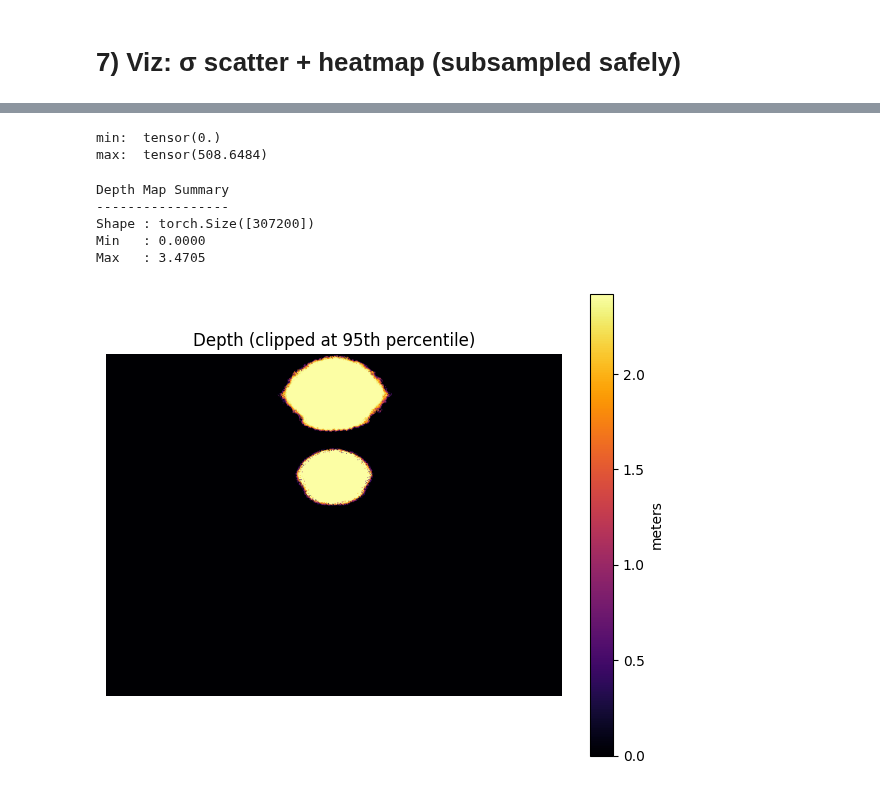
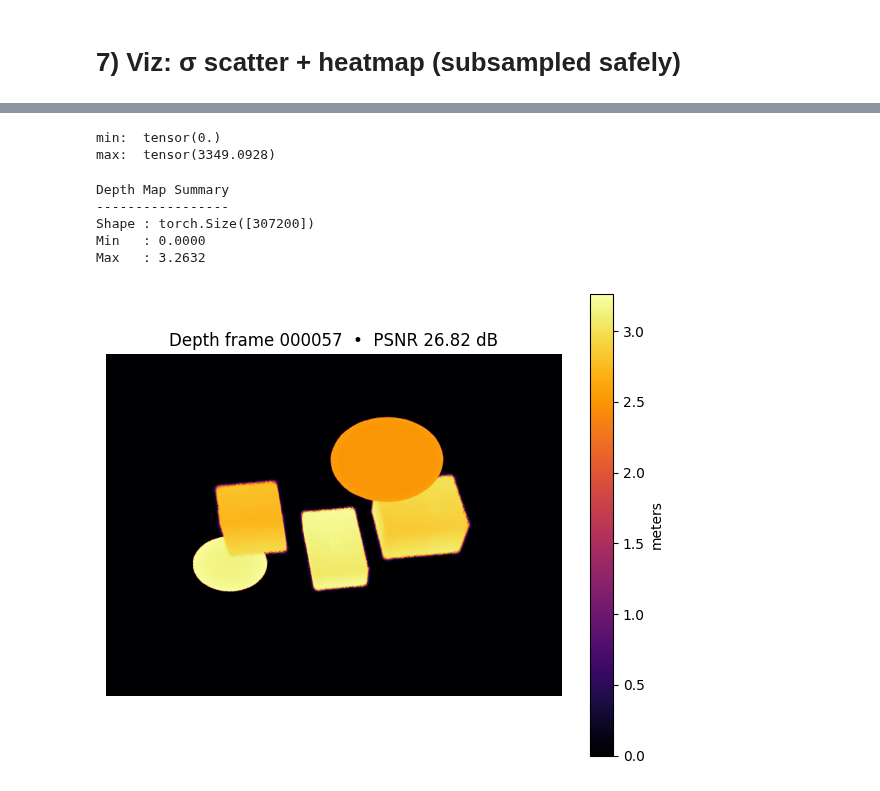
Before and after one commit to WikiGenius/nerf-lab, a Jupyter notebook: examples/demo_traning/demo_eval_sigma.ipynb, the cells around one changed output, grey strips where cells are left out. Drawn from its saved outputs; the diff is of its cells as text; code cells hidden in the pictures.

Commit message:
add experiments

```diff
--- a/examples/demo_traning/demo_eval_sigma.ipynb
+++ b/examples/demo_traning/demo_eval_sigma.ipynb
@@ -33,11 +33,11 @@ torch.set_grad_enabled(False)  # just in case
 # 1) Config
 # %%
 # %% Config
-scene_dir   = Path("../../data/data_experiment2")
-split       = "val"
+scene_dir   = Path("../../data/data_experiment3")
+split       = "train"
 seed        = 7
 num_frames  = 1
-frame_offset= 0
+frame_offset= 57
 device      = "cpu"
 
 ckpt_path   = scene_dir / "sigma_best.pt"
@@ -210,40 +210,41 @@ print(f"min: ", torch.min(sigma_full))
 print(f"max: ", torch.max(sigma_full))
 # %% [output]
 min:  tensor(0.)
-max:  tensor(508.6484)
+max:  tensor(3349.0928)
 # %%
 import torch, matplotlib.pyplot as plt
 
 from nerflab.nerf_sigma_learning.ops import render_depth
 (t, delta, pts) = samples
 depth_map = render_depth(sigma_full, delta, t)
 print(
     f"Depth Map Summary\n"
     f"-----------------\n"
     f"Shape : {depth_map.shape}\n"
     f"Min   : {depth_map.min():.4f}\n"
     f"Max   : {depth_map.max():.4f}"
 )
 
 
 # If you know H,W:
 D = depth_map.view(H, W)     # reshape
 
 # Optional: clip long tails for nicer contrast (e.g., p95)
-hi = torch.quantile(D[D.isfinite()], 0.95).item()
+hi = torch.quantile(D[D.isfinite()], 1).item()
 D_vis = torch.clamp(D, 0, hi)
 
 plt.figure(figsize=(6,5))
 plt.imshow(D_vis.cpu().numpy(), cmap='inferno')
-plt.title("Depth (clipped at 95th percentile)")
+# plt.title("Depth (clipped at 95th percentile)")
+plt.title(f"Depth frame {frame_ids[idx_frame_render]}  •  PSNR {psnr:.2f} dB")
 plt.axis('off')
 plt.colorbar(label='meters')
 plt.tight_layout()
 plt.show()
 # %% [output]
 Depth Map Summary
 -----------------
 Shape : torch.Size([307200])
 Min   : 0.0000
-Max   : 3.4705
+Max   : 3.2632
-[figure, old version]
+[figure, new version]
```
Also changed, not shown: parts of 4 cells of this notebook, 2 other files.
